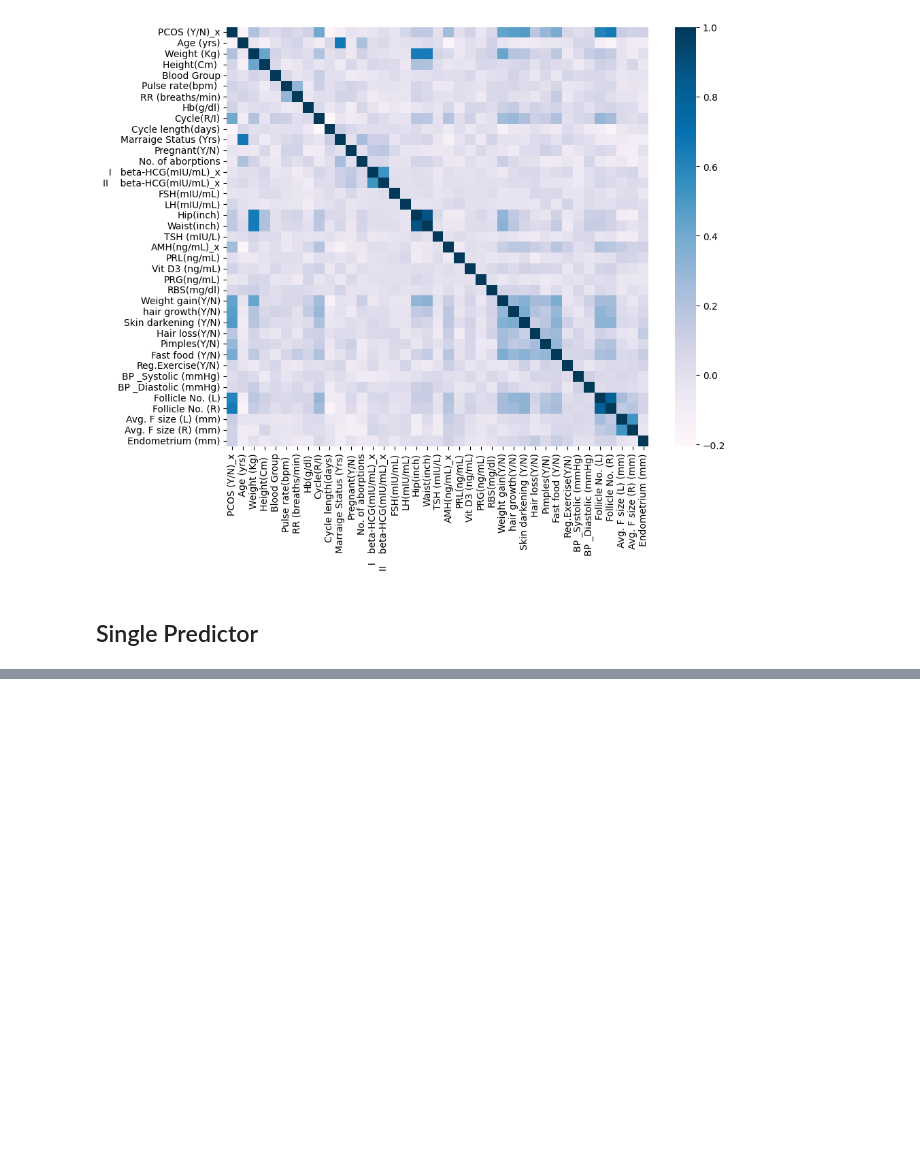
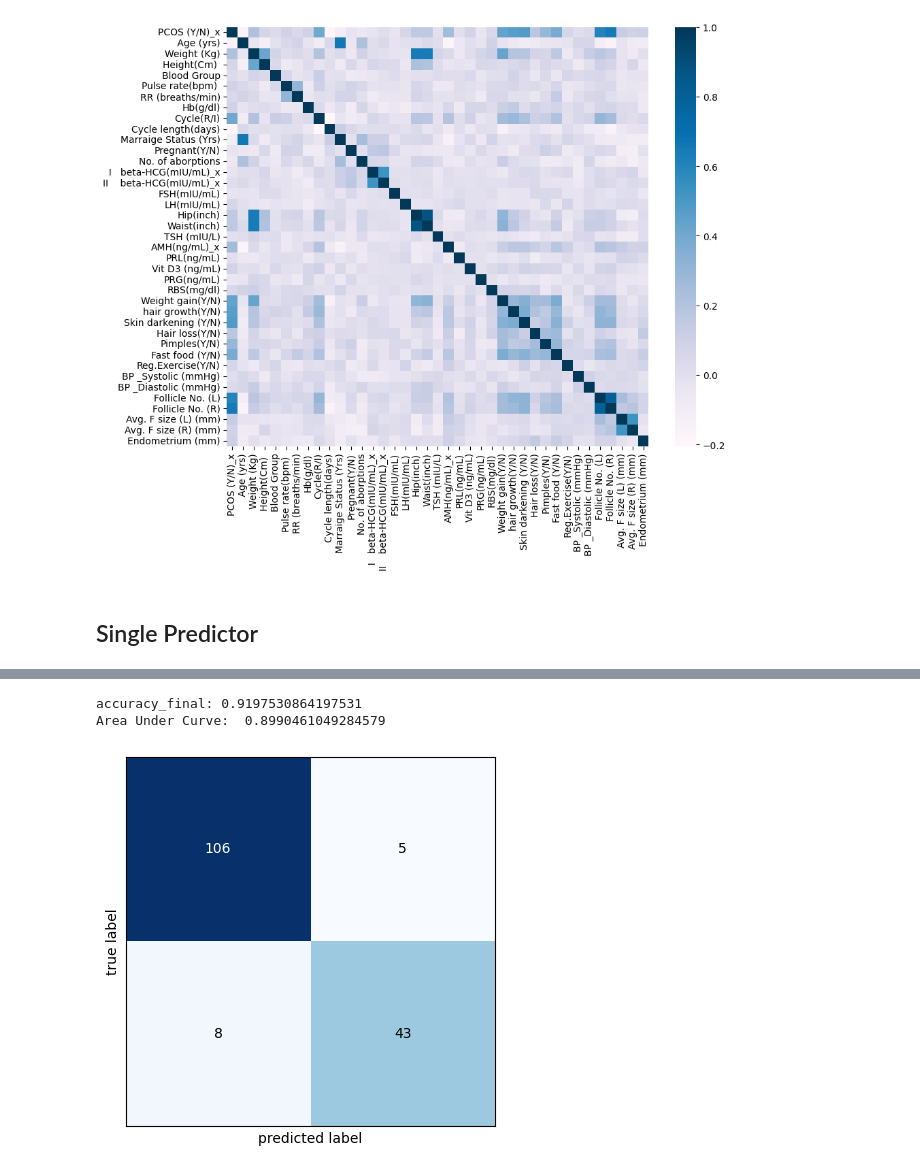
Before and after one commit to mujin7/pcos_prediction-machine_learning, a Jupyter notebook: pcos prediciton.ipynb, the cells around one changed output, grey strips where cells are left out. Saved outputs shown, nothing was run; the diff lists cells and outputs as text; code cells hidden in the pictures; blank space fills up the shorter version.

```diff
--- a/pcos prediciton.ipynb
+++ b/pcos prediciton.ipynb
@@ -173,0 +234,5 @@ Passing `palette` without assigning `hue` is deprecated and will be removed in v
+# %%
+qda_search = GridSearchCV(qda, qda_param_grid, cv=skf, scoring='roc_auc')
+qda_search.fit(X, y)
+print(f"Best parameters for QDA: {qda_search.best_params_}")
+print(f"Best score for QDA: {qda_search.best_score_}")
@@ -173,0 +242,5 @@ Passing `palette` without assigning `hue` is deprecated and will be removed in v
+# %%
+en_search = GridSearchCV(en, en_param_grid, cv=skf, scoring='roc_auc')
+en_search.fit(X, y)
+print(f"Best parameters for Elastic Net Glm: {en_search.best_params_}")
+print(f"Best score for Elastic Net Glm: {en_search.best_score_}")
@@ -173,0 +250,5 @@ Passing `palette` without assigning `hue` is deprecated and will be removed in v
+# %%
+svm_search = GridSearchCV(svm, svm_param_grid, cv=skf, scoring='roc_auc')
+svm_search.fit(X, y)
+print(f"Best parameters for SVM: {svm_search.best_params_}")
+print(f"Best score for SVM: {svm_search.best_score_}")
@@ -173,0 +258,5 @@ Passing `palette` without assigning `hue` is deprecated and will be removed in v
+# %%
+rf_search = GridSearchCV(rf, rf_param_grid, cv=skf, scoring='roc_auc')
+rf_search.fit(X, y)
+print(f"Best parameters for Random Forest: {rf_search.best_params_}")
+print(f"Best score for Random Forest: {rf_search.best_score_}")
@@ -173,0 +295,18 @@ Passing `palette` without assigning `hue` is deprecated and will be removed in v
+# %%
+rf_b = RandomForestClassifier(**rf_search.best_params_)
+rf_b.fit(X_train, y_train)
+
+predictions=rf_b.predict(X_test)
+accuracy_final = accuracy_score(y_test,predictions)
+
+print(f'accuracy_final:',accuracy_final)
+cm = confusion_matrix(y_test,predictions)
+plot_confusion_matrix(cm,hide_ticks = True)
+
+fpr, tpr, _ = roc_curve(y_test, predictions)
+roc_auc = auc(fpr, tpr)
+print("Area Under Curve: ", roc_auc)
+# %% [output]
+accuracy_final: 0.9197530864197531
+Area Under Curve:  0.8990461049284579
+[figure, added]
```
Also changed, not shown: parts of 21 cells of this notebook.
